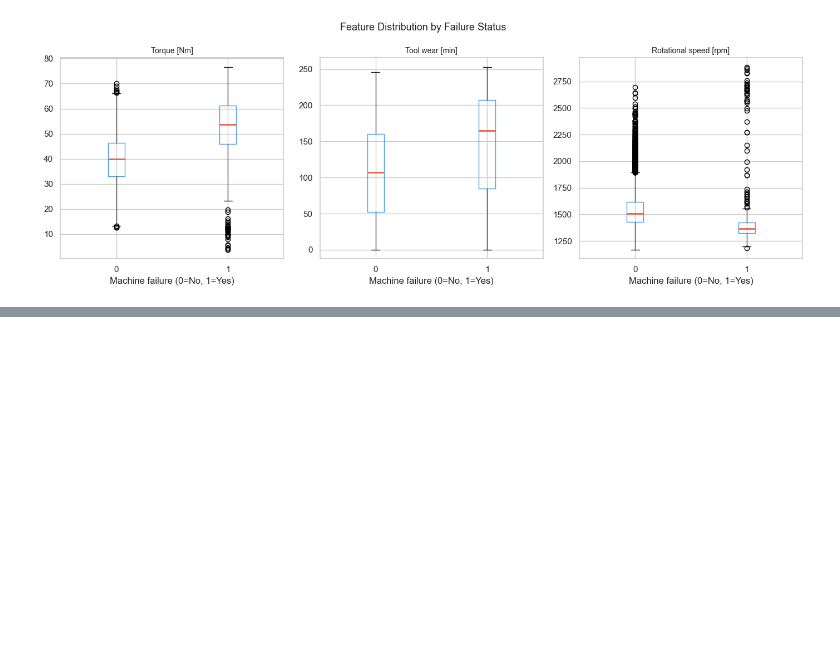
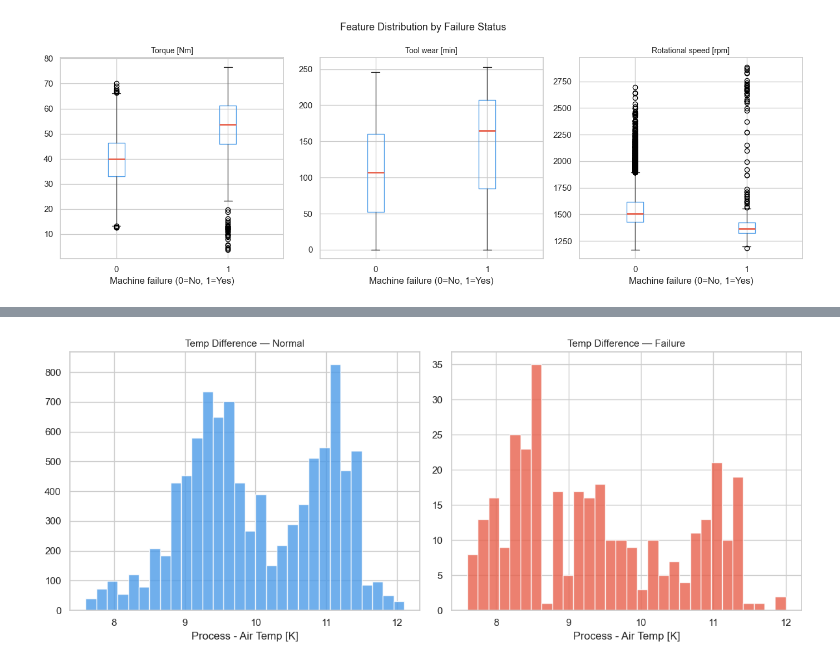
Before and after one commit to Swayam085/predictive-maintenance, a Jupyter notebook: notebooks/01_eda.ipynb, the cells around one changed output, grey strips where cells are left out. Cells and saved outputs as stored; diff of their text form; code cells hidden in the pictures; blank space fills up the shorter version.

```diff
--- a/notebooks/01_eda.ipynb
+++ b/notebooks/01_eda.ipynb
@@ -113,0 +147,20 @@ plt.show()
+# %%
+df['Temp_diff'] = df['Process temperature [K]'] - df['Air temperature [K]']
+
+fig, axes = plt.subplots(1, 2, figsize=(12, 5))
+
+axes[0].hist(df[df['Machine failure']==0]['Temp_diff'],
+             bins=30, color='#4C9BE8', edgecolor='white', alpha=0.8)
+axes[0].set_title('Temp Difference — Normal', fontsize=11)
+axes[0].set_xlabel('Process - Air Temp [K]')
+
+axes[1].hist(df[df['Machine failure']==1]['Temp_diff'],
+             bins=30, color='#E8614C', edgecolor='white', alpha=0.8)
+axes[1].set_title('Temp Difference — Failure', fontsize=11)
+axes[1].set_xlabel('Process - Air Temp [K]')
+
+plt.tight_layout()
+plt.savefig('../reports/figures/07_temp_difference.png', dpi=150, bbox_inches='tight')
+plt.show()
+# %% [output]
+[figure, added]
```
Also changed, not shown: parts of 4 cells of this notebook, 5 other files.
